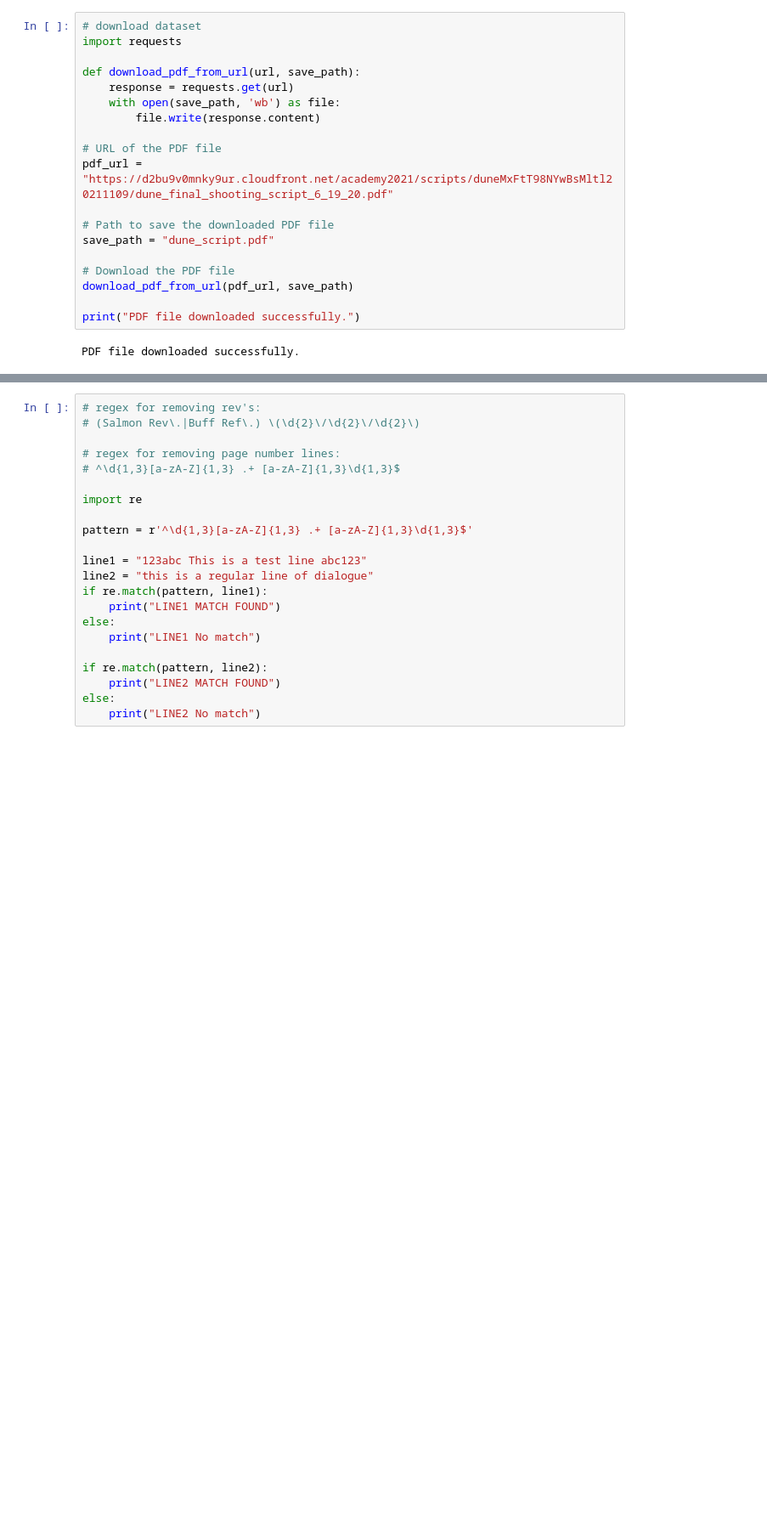
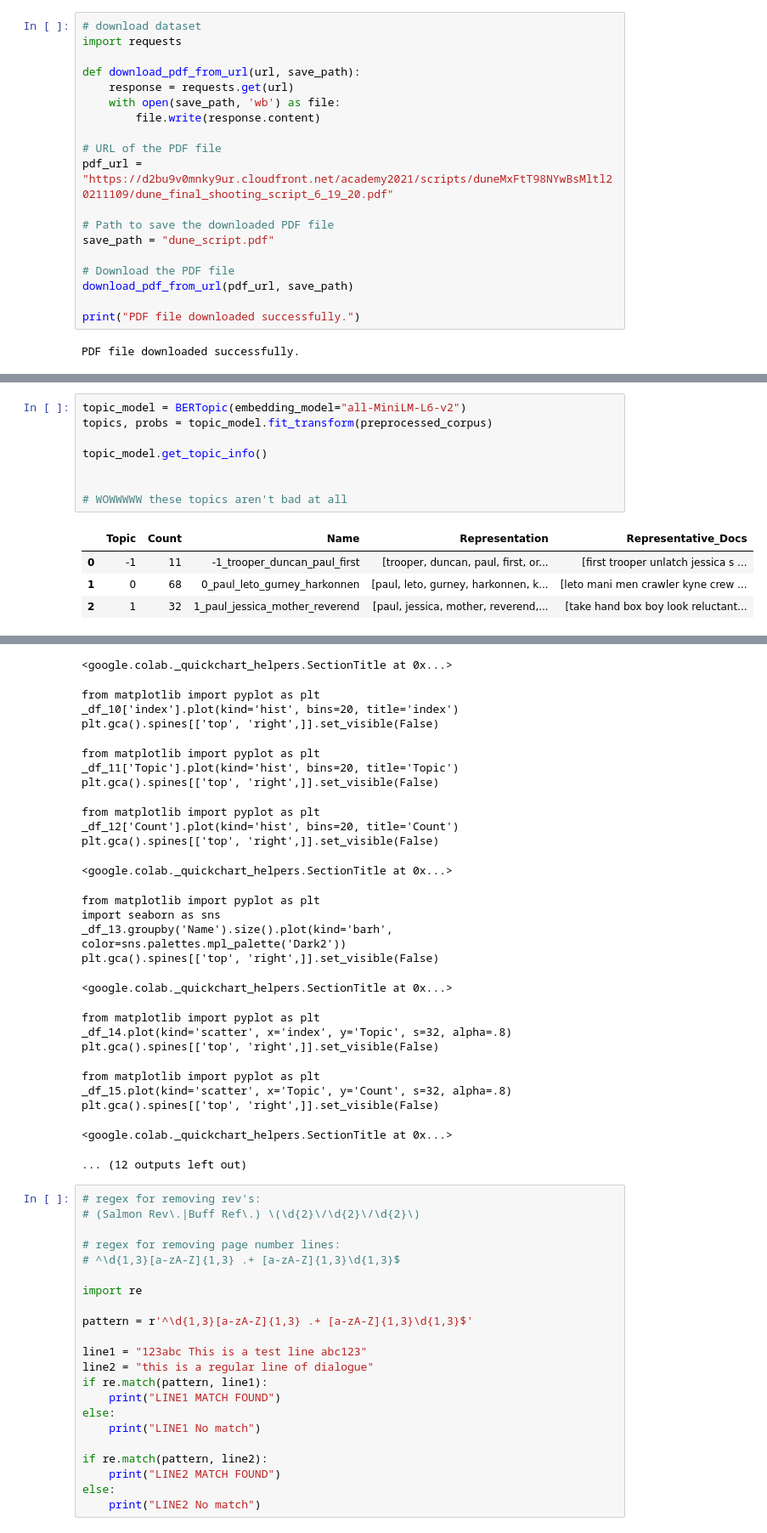
Before and after one commit to BryceRodgers7/CoTorch, a Jupyter notebook: DuneCorpus.ipynb, the cells around one changed output, grey strips where cells are left out. Shown at 85% size. Saved outputs shown, nothing was run; the diff lists cells and outputs as text; blank space fills up the shorter version.

Commit message:
dune topics draft 1 complete

```diff
--- a/DuneCorpus.ipynb
+++ b/DuneCorpus.ipynb
@@ -112,0 +361,13 @@ replaced page number 10
+# %%
+topic_model = BERTopic(embedding_model="all-MiniLM-L6-v2")
+topics, probs = topic_model.fit_transform(preprocessed_corpus)
+
+topic_model.get_topic_info()
+
+
+# WOWWWWW these topics aren't bad at all
+# %% [output]
+|  | Topic | Count | Name | Representation | Representative_Docs |
+| 0 | -1 | 11 | -1_trooper_duncan_paul_first | [trooper, duncan, paul, first, or... | [first trooper unlatch jessica s ... |
+| 1 | 0 | 68 | 0_paul_leto_gurney_harkonnen | [paul, leto, gurney, harkonnen, k... | [leto mani men crawler kyne crew ... |
+| 2 | 1 | 32 | 1_paul_jessica_mother_reverend | [paul, jessica, mother, reverend,... | [take hand box boy look reluctant... |
@@ -113,3 +375,27 @@ replaced page number 10
+<google.colab._quickchart_helpers.SectionTitle at 0x...>
+from matplotlib import pyplot as plt
+_df_10['index'].plot(kind='hist', bins=20, title='index')
+plt.gca().spines[['top', 'right',]].set_visible(False)
+from matplotlib import pyplot as plt
+_df_11['Topic'].plot(kind='hist', bins=20, title='Topic')
+plt.gca().spines[['top', 'right',]].set_visible(False)
+from matplotlib import pyplot as plt
+_df_12['Count'].plot(kind='hist', bins=20, title='Count')
+plt.gca().spines[['top', 'right',]].set_visible(False)
+<google.colab._quickchart_helpers.SectionTitle at 0x...>
+from matplotlib import pyplot as plt
+import seaborn as sns
+_df_13.groupby('Name').size().plot(kind='barh', color=sns.palettes.mpl_palette('Dark2'))
+plt.gca().spines[['top', 'right',]].set_visible(False)
+<google.colab._quickchart_helpers.SectionTitle at 0x...>
+from matplotlib import pyplot as plt
+_df_14.plot(kind='scatter', x='index', y='Topic', s=32, alpha=.8)
+plt.gca().spines[['top', 'right',]].set_visible(False)
+from matplotlib import pyplot as plt
+_df_15.plot(kind='scatter', x='Topic', y='Count', s=32, alpha=.8)
+plt.gca().spines[['top', 'right',]].set_visible(False)
+<google.colab._quickchart_helpers.SectionTitle at 0x...>
+... (12 outputs left out)
 # %%
 # regex for removing rev's:
 # (Salmon Rev\.|Buff Ref\.) \(\d{2}\/\d{2}\/\d{2}\)
```
Also changed, not shown: parts of 8 cells of this notebook.
